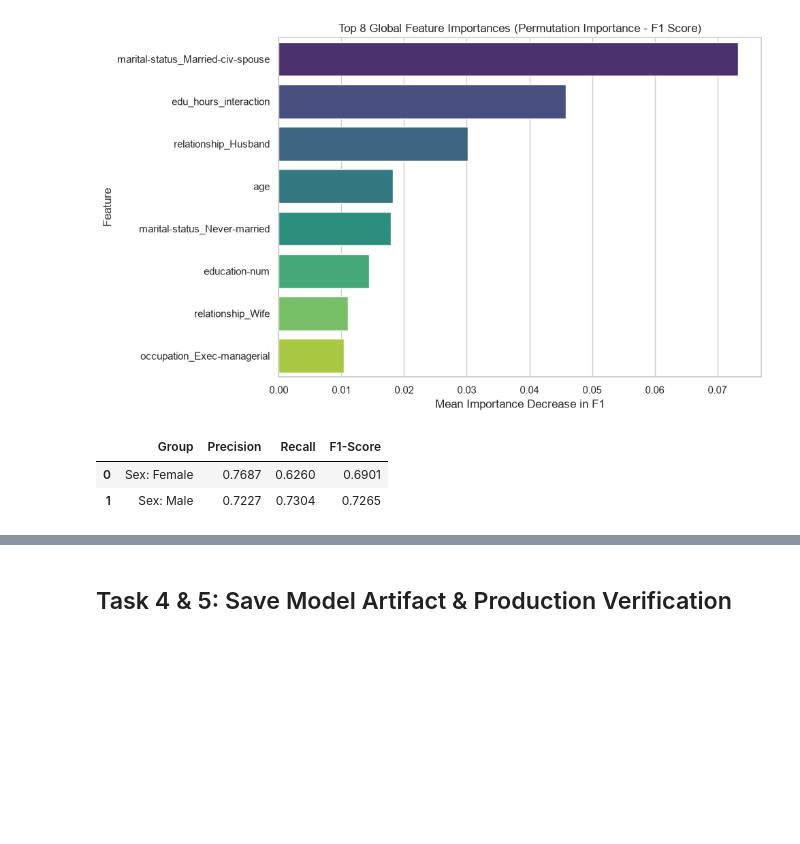
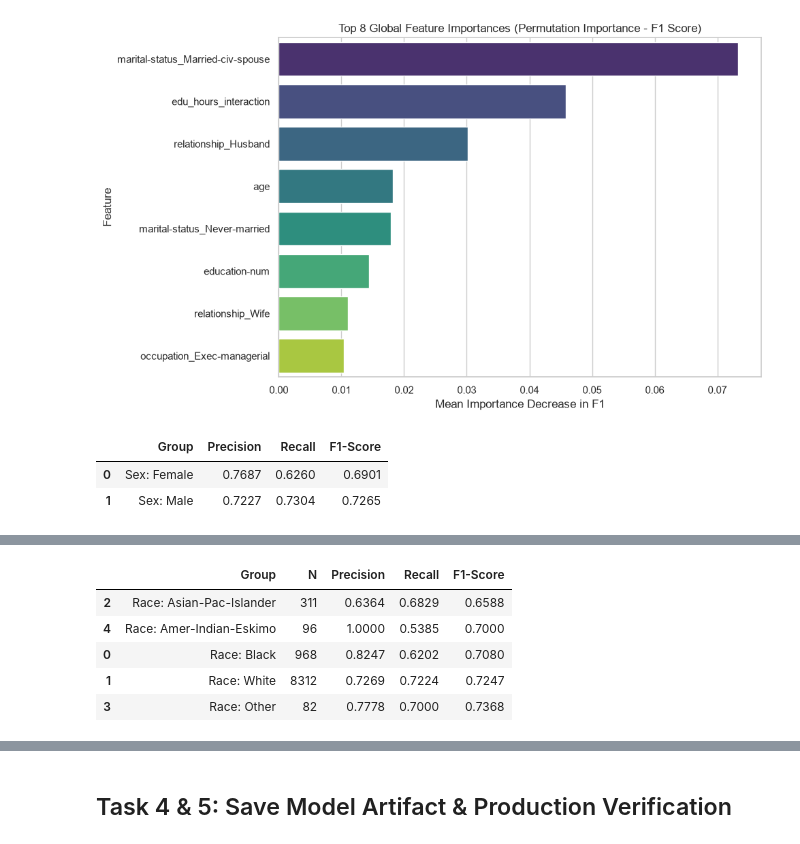
Before and after one commit to abdul-sami88/Netixsol, a Jupyter notebook: Week_4_CMIT_B2/Day5/week4_day5.ipynb, the cells around one changed output, grey strips where cells are left out. Cells and saved outputs as stored; diff of their text form; code cells hidden in the pictures; blank space fills up the shorter version.

```diff
--- a/Week_4_CMIT_B2/Day5/week4_day5.ipynb
+++ b/Week_4_CMIT_B2/Day5/week4_day5.ipynb
@@ -349,0 +505,20 @@ display(pd.DataFrame(fairness_sex))
+# %%
+# Subgroup Fairness Check across 'race' (was promised in the notebook intro but never computed)
+fairness_race = []
+for group in test_df_eval["race"].unique():
+    sub = test_df_eval[test_df_eval["race"] == group]
+    fairness_race.append({
+        "Group": f"Race: {group}",
+        "N": len(sub),
+        "Precision": round(precision_score(sub["actual"], sub["pred"], zero_division=0), 4),
+        "Recall": round(recall_score(sub["actual"], sub["pred"], zero_division=0), 4),
+        "F1-Score": round(f1_score(sub["actual"], sub["pred"], zero_division=0), 4)
+    })
+display(pd.DataFrame(fairness_race).sort_values("F1-Score"))
+# %% [output]
+|  | Group | N | Precision | Recall | F1-Score |
+| 2 | Race: Asian-Pac-Islander | 311 | 0.6364 | 0.6829 | 0.6588 |
+| 4 | Race: Amer-Indian-Eskimo | 96 | 1.0000 | 0.5385 | 0.7000 |
+| 0 | Race: Black | 968 | 0.8247 | 0.6202 | 0.7080 |
+| 1 | Race: White | 8312 | 0.7269 | 0.7224 | 0.7247 |
+| 3 | Race: Other | 82 | 0.7778 | 0.7000 | 0.7368 |
```
Also changed, not shown: parts of 8 cells of this notebook, 6 other files.
